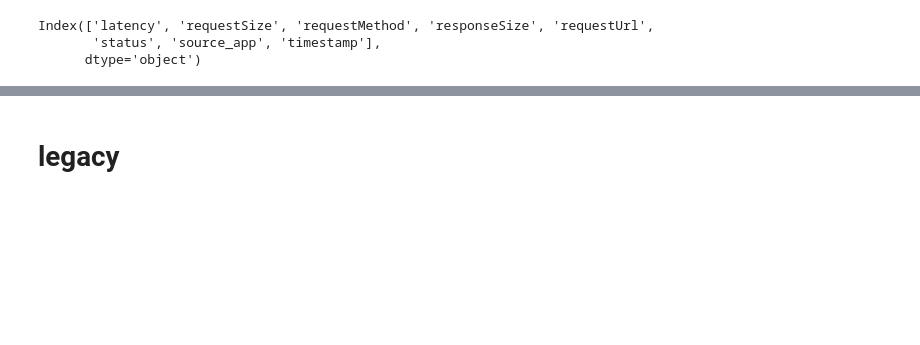
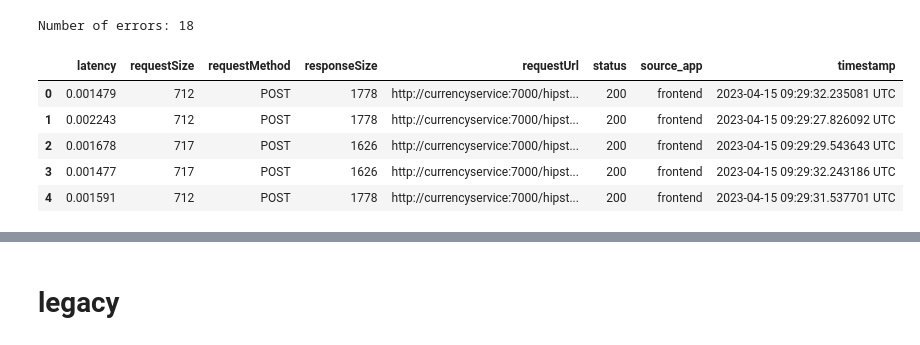
Before and after one commit to Eidell/gRPC-log-LSTM-Anomaly-Detection, a Jupyter notebook: lstm.ipynb, the cells around one changed output, grey strips where cells are left out. Saved outputs shown, nothing was run; the diff lists cells and outputs as text; code cells hidden in the pictures; blank space fills up the shorter version.

```diff
--- a/lstm.ipynb
+++ b/lstm.ipynb
@@ -8,6 +0,0 @@ df = pd.read_json('data.json', convert_dates=['timestamp'])
-# %%
-print(df.columns)
-# %% [output]
-Index(['latency', 'requestSize', 'requestMethod', 'responseSize', 'requestUrl',
-       'status', 'source_app', 'timestamp'],
-      dtype='object')
@@ -13,0 +30,48 @@ Index(['latency', 'requestSize', 'requestMethod', 'responseSize', 'requestUrl',
+# %%
+import os
+import json
+import pandas as pd
+
+folder_path = './train'  # change this to your folder path
+data = []
+errors = 0
+
+# Loop through all the files in the folder
+for filename in os.listdir(folder_path):
+    if ("data" not in filename):
+        continue
+    file_path = os.path.join(folder_path, filename)
+    # Load the JSON file
+    with open(file_path) as f:
+        # Extract the relevant features from each log entry
+        for line in f:
+            try:
+                entry = json.loads(line)
+                # Extract the relevant features from the entry and add them to the data list
+                features = {'latency': entry['httpRequest']['latency'],
+                            'requestSize': entry['httpRequest']['requestSize'],
+                            'requestMethod': entry['httpRequest']['requestMethod'],
+                            'responseSize': entry['httpRequest']['responseSize'],
+                            'requestUrl': entry['httpRequest']['requestUrl'],
+                            'status': entry['httpRequest']['status'],
+                            'source_app': entry['labels']['source_app'],
+                            'timestamp': entry['timestamp']}
+                data.append(features)
+            except json.JSONDecodeError:
+                # Handle JSONDecodeError and continue to the next line
+                errors += 1
+                # print(f"Error decoding JSON in file {file_path}: {line}")
+                continue
+
+# Convert the list of dictionaries into a DataFrame
+print("Number of errors: " + str(errors))
+df = pd.DataFrame(data)
+df.head()
+# %% [output]
+Number of errors: 18
+|  | latency | requestSize | requestMethod | responseSize | requestUrl | status | source_app | timestamp |
+| 0 | 0.001479 | 712 | POST | 1778 | http://currencyservice:7000/hipst... | 200 | frontend | 2023-04-15 09:29:32.235081 UTC |
+| 1 | 0.002243 | 712 | POST | 1778 | http://currencyservice:7000/hipst... | 200 | frontend | 2023-04-15 09:29:27.826092 UTC |
+| 2 | 0.001678 | 717 | POST | 1626 | http://currencyservice:7000/hipst... | 200 | frontend | 2023-04-15 09:29:29.543643 UTC |
+| 3 | 0.001477 | 717 | POST | 1626 | http://currencyservice:7000/hipst... | 200 | frontend | 2023-04-15 09:29:32.243186 UTC |
+| 4 | 0.001591 | 712 | POST | 1778 | http://currencyservice:7000/hipst... | 200 | frontend | 2023-04-15 09:29:31.537701 UTC |
```
Also changed, not shown: parts of 30 cells of this notebook, 23 other files.
